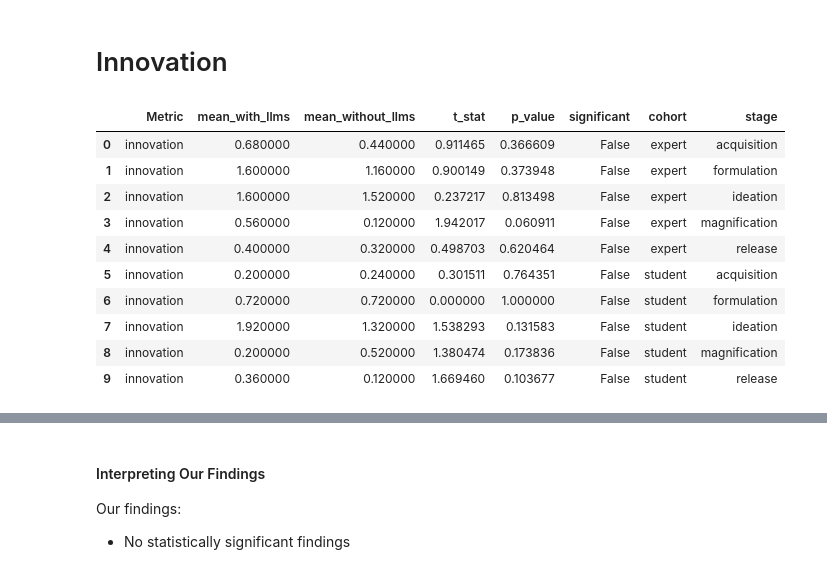
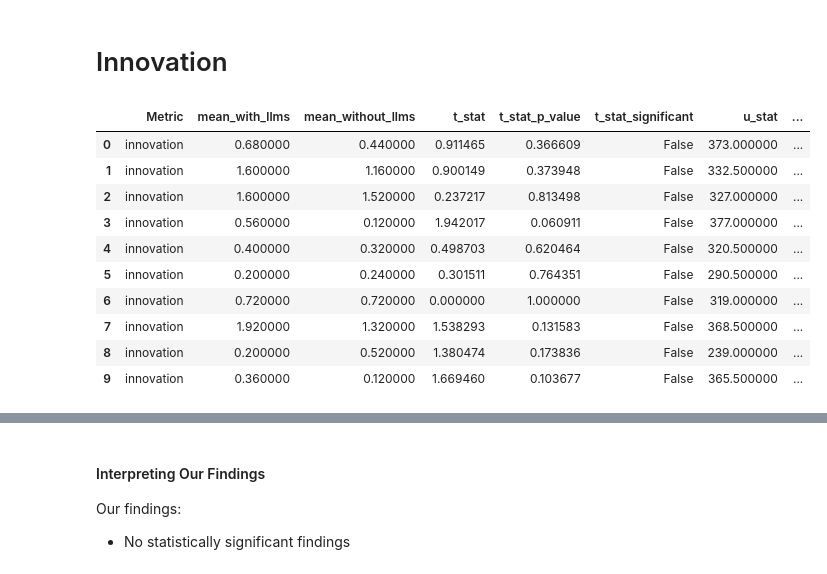
Before and after one commit to anwang427/statistical_analysis, a Jupyter notebook: notebooks/StatisticalAnalysis.ipynb, the cells around one changed output, grey strips where cells are left out. Drawn from its saved outputs; the diff is of its cells as text; code cells hidden in the pictures.

```diff
--- a/notebooks/StatisticalAnalysis.ipynb
+++ b/notebooks/StatisticalAnalysis.ipynb
@@ -21,7 +42,7 @@ import numpy as np
 # Define statistical analysis helper functions
 # These actually perform the statistical tests
 
-def compare_performance(data, metric, group_by='assignment', compare_groups=('llm_internet', 'internet_only')):
+def compare_performance(data, metric, group_by='assignment', compare_groups=('llm_internet', 'internet_only'), threshold=0.05):
     # Split the data into groups
     group1 = data[data[group_by] == compare_groups[0]][metric]
     group2 = data[data[group_by] == compare_groups[1]][metric]
@@ -32,12 +53,18 @@ def compare_performance(data, metric, group_by='assignment', compare_groups=('ll
     # Perform t-test (Welch's). We don't need a distribution of t-values because we're directly getting the p_value
     t_stat, p_value = ttest_ind(group1, group2, nan_policy='omit', equal_var=False)
 
+    # Perform Mann-Whitney U test
+    u_stat, p_value_mw = mannwhitneyu(group1, group2, nan_policy='omit', alternative='two-sided')
+
     return {
         'mean_with_llms': mean1,
         'mean_without_llms': mean2,
         't_stat': abs(t_stat),
-        'p_value': p_value,
-        'significant': p_value < 0.05
+        't_stat_p_value': p_value,
+        't_stat_significant': p_value < threshold,
+        'u_stat': abs(u_stat),
+        'u_stat_p_value': p_value_mw,
+        'u_stat_significant': p_value_mw < threshold
     }
 # %%
 # Define statistical analysis main functions
@@ -54,6 +81,12 @@ def compare_performance_across_multiple_segments(data, metrics, group_by='assign
         segment_combinations = data.groupby(segment_dimensions).size().reset_index()[segment_dimensions].values.tolist()
     else:
         segment_combinations = [(segment,) for segment in data[segment_dimensions[0]].unique()] if segment_dimensions else [None]
+
+    # Determine the number of comparisons for Bonferroni correction
+    total_comparisons = len(metrics) * len(segment_combinations)
+    if compare_groups is None:
+        compare_groups = data[group_by].unique()  # This might need adjustment based on the data
+    total_comparisons *= len(compare_groups) if len(compare_groups) > 2 else 1  # Adjust based on your specific logic
 
     for segment in segment_combinations:
         # Filter data for the current combination of segments
@@ -71,7 +104,7 @@ def compare_performance_across_multiple_segments(data, metrics, group_by='assign
         for metric in metrics:
             if len(compare_groups) >= 2:
                 # Perform comparison using the first two groups
-                comparison_result = compare_performance(segment_data, metric, group_by, compare_groups[:2])
+                comparison_result = compare_performance(segment_data, metric, group_by, compare_groups[:2], threshold = 0.05 / total_comparisons)
 
                 # Construct result entry
                 result_entry = {
@@ -235,21 +284,21 @@ innovation_comparison_results = compare_performance_across_multiple_segments(
 # %%
 styled_table = innovation_comparison_results.style.apply(
     lambda x: ['background-color: lightblue' if v else '' for v in x],
-    subset=['significant']
+    subset=['t_stat_significant']
 )
 styled_table
 # %% [output]
-|  | Metric | mean_with_llms | mean_without_llms | t_stat | p_value | significant | cohort | stage |
-| 0 | innovation | 0.680000 | 0.440000 | 0.911465 | 0.366609 | False | expert | acquisition |
-| 1 | innovation | 1.600000 | 1.160000 | 0.900149 | 0.373948 | False | expert | formulation |
-| 2 | innovation | 1.600000 | 1.520000 | 0.237217 | 0.813498 | False | expert | ideation |
-| 3 | innovation | 0.560000 | 0.120000 | 1.942017 | 0.060911 | False | expert | magnification |
-| 4 | innovation | 0.400000 | 0.320000 | 0.498703 | 0.620464 | False | expert | release |
-| 5 | innovation | 0.200000 | 0.240000 | 0.301511 | 0.764351 | False | student | acquisition |
-| 6 | innovation | 0.720000 | 0.720000 | 0.000000 | 1.000000 | False | student | formulation |
-| 7 | innovation | 1.920000 | 1.320000 | 1.538293 | 0.131583 | False | student | ideation |
-| 8 | innovation | 0.200000 | 0.520000 | 1.380474 | 0.173836 | False | student | magnification |
-| 9 | innovation | 0.360000 | 0.120000 | 1.669460 | 0.103677 | False | student | release |
+|  | Metric | mean_with_llms | mean_without_llms | t_stat | t_stat_p_value | t_stat_significant | u_stat | ... |
+| 0 | innovation | 0.680000 | 0.440000 | 0.911465 | 0.366609 | False | 373.000000 | ... |
+| 1 | innovation | 1.600000 | 1.160000 | 0.900149 | 0.373948 | False | 332.500000 | ... |
+| 2 | innovation | 1.600000 | 1.520000 | 0.237217 | 0.813498 | False | 327.000000 | ... |
+| 3 | innovation | 0.560000 | 0.120000 | 1.942017 | 0.060911 | False | 377.000000 | ... |
+| 4 | innovation | 0.400000 | 0.320000 | 0.498703 | 0.620464 | False | 320.500000 | ... |
+| 5 | innovation | 0.200000 | 0.240000 | 0.301511 | 0.764351 | False | 290.500000 | ... |
+| 6 | innovation | 0.720000 | 0.720000 | 0.000000 | 1.000000 | False | 319.000000 | ... |
+| 7 | innovation | 1.920000 | 1.320000 | 1.538293 | 0.131583 | False | 368.500000 | ... |
+| 8 | innovation | 0.200000 | 0.520000 | 1.380474 | 0.173836 | False | 239.000000 | ... |
+| 9 | innovation | 0.360000 | 0.120000 | 1.669460 | 0.103677 | False | 365.500000 | ... |
 # %%
 # Segmenting by llm experience
 metrics_to_compare = ['innovation']
```
Also changed, not shown: parts of 18 cells of this notebook, 3 other files.
